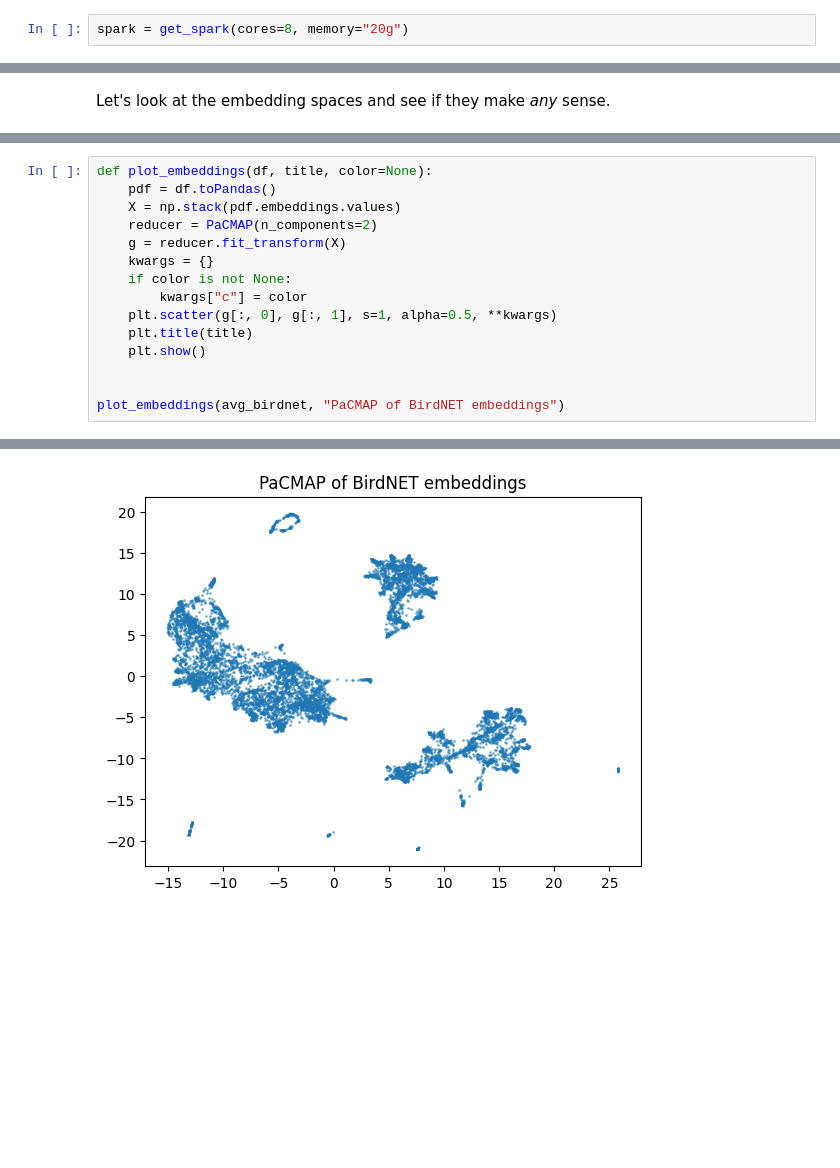
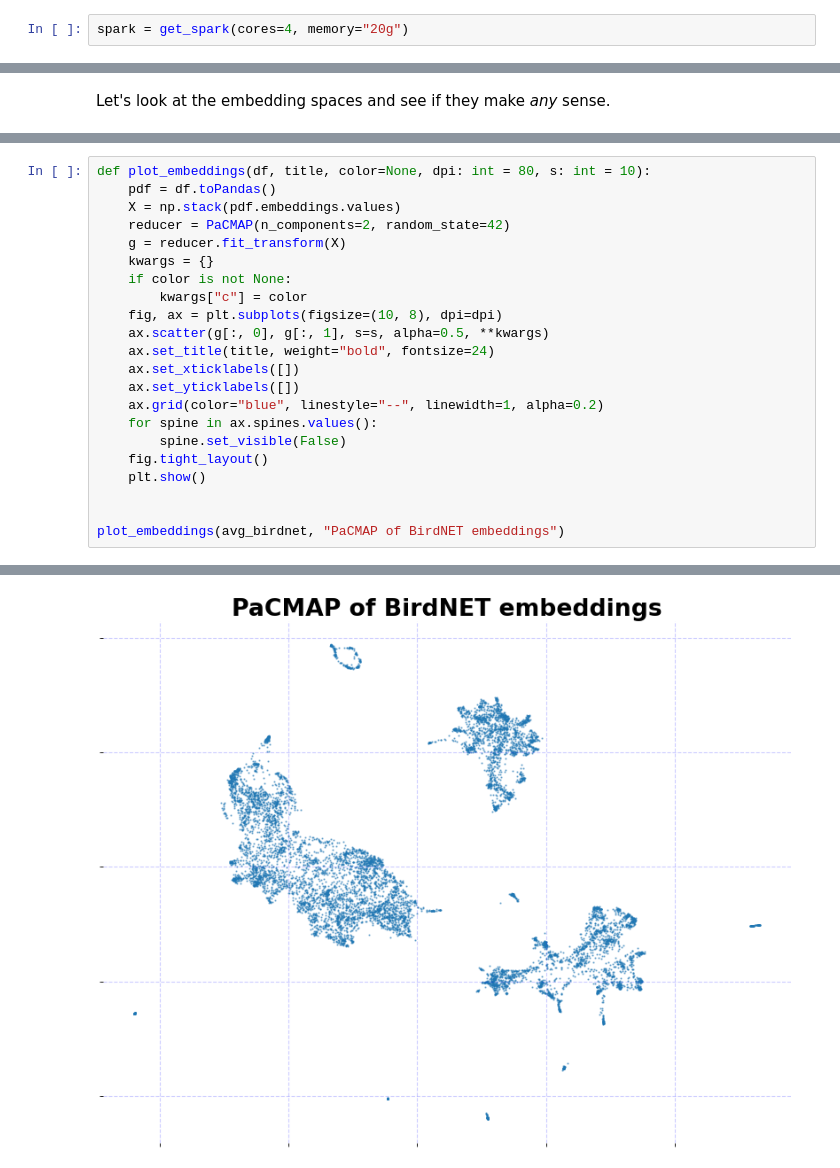
Before and after one commit to dsgt-arc/birdclef-2025, a Jupyter notebook: notebooks/eda/004-embeddings.ipynb, the cells around one changed output, grey strips where cells are left out. Drawn from its saved outputs; the diff is of its cells as text; blank space fills up the shorter version.

Commit message:
updated plotting functions

```diff
--- a/notebooks/eda/004-embeddings.ipynb
+++ b/notebooks/eda/004-embeddings.ipynb
@@ -9,7 +9,7 @@ from pacmap import PaCMAP
 import numpy as np
 from pathlib import Path
 # %%
-spark = get_spark(cores=8, memory="20g")
+spark = get_spark(cores=4, memory="20g")
 # %% [output]
 Setting default log level to "WARN".
 To adjust logging level use sc.setLogLevel(newLevel). For SparkR, use setLogLevel(newLevel).
@@ -160,16 +173,23 @@ only showing top 3 rows
 |            1024|
 +----------------+
 # %%
-def plot_embeddings(df, title, color=None):
+def plot_embeddings(df, title, color=None, dpi: int = 80, s: int = 10):
     pdf = df.toPandas()
     X = np.stack(pdf.embeddings.values)
-    reducer = PaCMAP(n_components=2)
+    reducer = PaCMAP(n_components=2, random_state=42)
     g = reducer.fit_transform(X)
     kwargs = {}
     if color is not None:
         kwargs["c"] = color
-    plt.scatter(g[:, 0], g[:, 1], s=1, alpha=0.5, **kwargs)
-    plt.title(title)
+    fig, ax = plt.subplots(figsize=(10, 8), dpi=dpi)
+    ax.scatter(g[:, 0], g[:, 1], s=s, alpha=0.5, **kwargs)
+    ax.set_title(title, weight="bold", fontsize=24)
+    ax.set_xticklabels([])
+    ax.set_yticklabels([])
+    ax.grid(color="blue", linestyle="--", linewidth=1, alpha=0.2)
+    for spine in ax.spines.values():
+        spine.set_visible(False)
+    fig.tight_layout()
     plt.show()
 
 
@@ -178,4 +199,4 @@ plot_embeddings(avg_birdnet, "PaCMAP of BirdNET embeddings")
-[figure, old version]
+[figure, new version]
 # %%
 perch = read_embeddings(f"{root}/infer-soundscape-cpu/Perch/parts/embed")
 avg_perch = average_embeddings(perch).cache()
```
Also changed, not shown: parts of 12 cells of this notebook, 2 other files.
